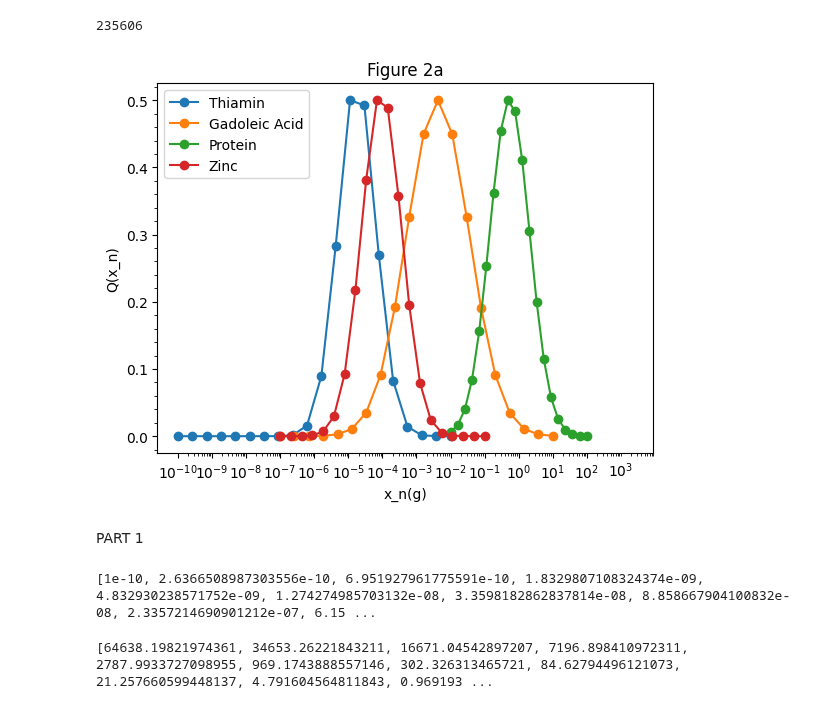
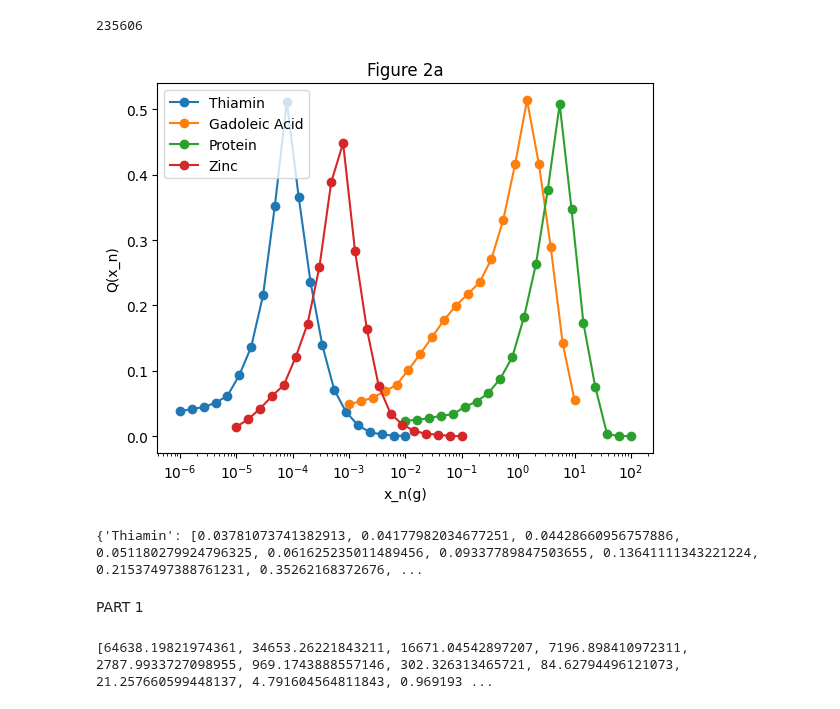
Before and after one commit to oberoir080/NutrientEDA, a Jupyter notebook: FNDDS Analysis/CSV_Generator_py/Figures.ipynb, the cells around one changed output. Cells and saved outputs as stored; diff of their text form; code cells hidden in the pictures.

Commit message:
2a graph

```diff
--- a/FNDDS Analysis/CSV_Generator_py/Figures.ipynb
+++ b/FNDDS Analysis/CSV_Generator_py/Figures.ipynb
@@ -425,16 +406,0 @@ counts
-# %%
-c = 0
-zinc_c =0
-for i in data_list:
-    if i[5] == 'Zinc':
-        zinc_c+=1
-        if i[4] >= 0.00794 :
-            c+=1
-        if i[4] == 0:
-            print("zero")
-
-print(zinc_c)
-
-#0.9635 thiamin
-#0.9861 zinc
-c
@@ -527,70 +514,63 @@ def graph_plot(nutrients, x_axis_data, qn_data, fig_name):
         elif nutrient == '404':
             graph = 'Thiamin'
         else:
             graph = nutrient
 
         plt.plot(x_axis_data[nutrient], qn, marker='o', label=graph)
 
     plt.xscale('log')
-    # plt.yscale('log')
-    # plt.ylim(0, 1)
-    yticks = [0, 0.1, 0.2, 0.3, 0.4, 0.5]
-    xticks =  [10**i for i in range(-10, 3)]
-    plt.yticks(yticks)
-    plt.xticks(xticks)
-    plt.minorticks_on()
-    minor_ticks = []
-    for i in range(-10, 4):
-        for j in range(1, 10):
-            minor_ticks.append(10**i * j)
-    plt.gca().xaxis.set_ticks(minor_ticks, minor=True)
-    # plt.gca().xaxis.set_minor_locator(ticker.LogLocator(subs='all'))
-
+    # plt.yscale('log')  # Set y-axis to logarithmic scale
     plt.title(fig_name)
     plt.xlabel('x_n(g)')
     plt.ylabel('Q(x_n)')
     plt.legend()
 
     plt.show()
 
 
 
 x_axis_data={}
-x_axis_data['Thiamin'] = x_axis(-10,-2)
-x_axis_data['Zinc'] = x_axis(-7,-1)
-x_axis_data['Gadoleic Acid'] = x_axis(-7,1)
-x_axis_data['Protein'] = x_axis(-2,2)
-
 
 nutrients = {'404': 'Thiamin', '617': 'Gadoleic Acid', '203': 'Protein','309': 'Zinc'}
-# nutrients = {'617': 'Gadoleic Acid', '203': 'Protein','309': 'Zinc'}
+# nutrients = {'404': 'Thiamin', '203': 'Protein','309': 'Zinc'}
+# nutrients = {'404': 'Thiamin'}
+# nutrients = {'309': 'Zinc'}
+# # nutrients = {'617': 'Gadoleic Acid', '203': 'Protein','309': 'Zinc'}
 fig_name = "Figure 2a"
+
+# x =
+x_axis_data['Zinc'] = np.logspace(np.log10(1e-5), np.log10(1e-1), 20)
+x_axis_data['Thiamin'] = np.logspace(np.log10(1e-6), np.log10(1e-2), 20)
+x_axis_data['Protein'] = np.logspace(np.log10(1e-2), np.log10(1e2), 20)
+x_axis_data['Gadoleic Acid'] = np.logspace(np.log10(1e-3), np.log10(1e1), 20)
 
 qn_data = {}
 for nutrient_code, nutrient_name in nutrients.items():
     qn = []
     for i in x_axis_data[nutrient_name]:
-        qn_val = qn_calculator(i, data_fourfood, nutrient_code)
-        # if(nutrient_name == 'Thiamin'):
-        #     qn_val = qn_val/200000
-        # if(nutrient_name == 'Zinc'):
-        #     qn_val = qn_val/10000
-        # if(nutrient_name == 'Gadoleic Acid'):
-        #     qn_val = qn_val/10
-        qn.append(qn_val)  # Assuming qn_calculator is defined elsewhere
-    # qn = rescale_data(x_axis_data[nutrient_name],nutrient_code,data)
-    qn = min_max_normalize(qn)
+        pxn, pn  = eq1(int(nutrient_code),i)
+        pxn = pxn/POP
+        pn = pn/POP
+        qn_val = qn_one(data_list,pxn,pn)
+        qn_val = (qn_val)
+        # if(qn_val<0):
+        #     qn_val *= -1
+        qn.append(qn_val)
+
     qn_data[nutrient_name] = qn
 
 graph_plot(nutrients, x_axis_data, qn_data, fig_name)
 # %% [output]
-[figure, old version]
+[figure, new version]
+# %%
+print(qn_data)
+# print(x_axis_data)
+# %% [output]
+{'Thiamin': [0.03781073741382913, 0.04177982034677251, 0.04428660956757886, 0.051180279924796325, 0.061625235011489456, 0.09337789847503655, 0.13641111343221224, 0.21537497388761231, 0.35262168372676, ...
 # %% [markdown]
 PART 1
 # %%
-print(x_axis_data['Thiamin'])
+# print(x_axis_data['Thiamin'])
-# %% [output]
-[1e-10, 2.6366508987303556e-10, 6.951927961775591e-10, 1.8329807108324374e-09, 4.832930238571752e-09, 1.274274985703132e-08, 3.3598182862837814e-08, 8.858667904100832e-08, 2.3357214690901212e-07, 6.15 ...
 # %%
 nutrient = thiamin
 x_axis = [1e-06, 2.6366508987303555e-06, 6.951927961775606e-06, 1.8329807108324375e-05, 4.8329302385717524e-05, 0.00012742749857031334, 0.0003359818286283781, 0.0008858667904100823, 0.002335721469090121, 0.00615848211066026, 0.01623776739188721, 0.04281332398719396, 0.11288378916846883, 0.2976351441631313, 0.7847599703514607, 2.06913808111479, 5.455594781168514, 14.384498882876601, 37.92690190732246, 100.0]
```
Also changed, not shown: parts of 3 cells of this notebook.
